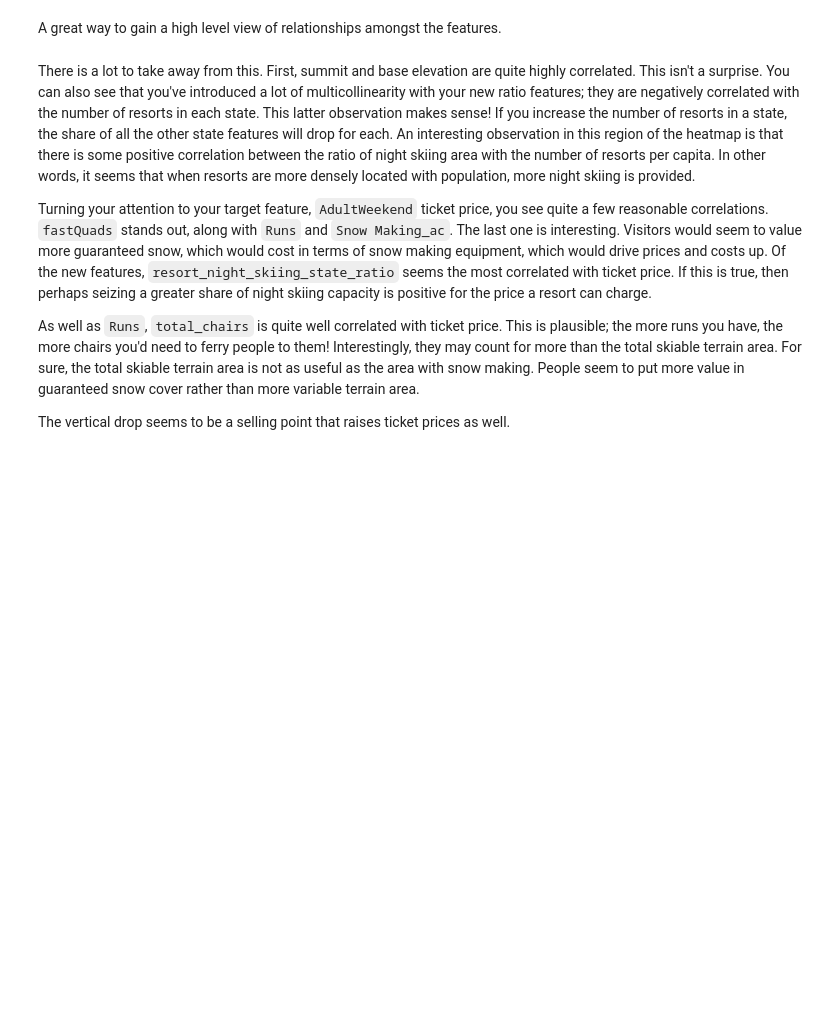
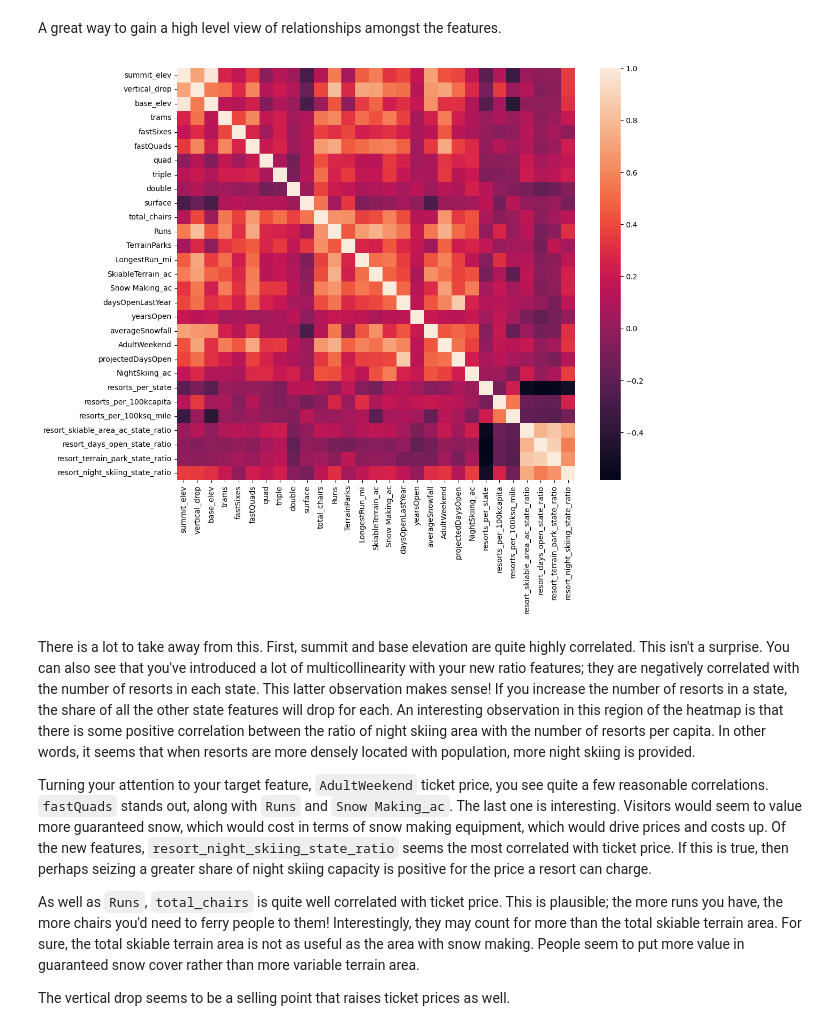
Before and after one commit to aerbsen/Springboard, a Jupyter notebook: Guided Capstone Project/03_exploratory_data_analysis.ipynb, the cells around one changed output. Cells and saved outputs as stored; diff of their text form; code cells hidden in the pictures; blank space fills up the shorter version.

```diff
--- a/Guided Capstone Project/03_exploratory_data_analysis.ipynb
+++ b/Guided Capstone Project/03_exploratory_data_analysis.ipynb
@@ -461,9 +766,12 @@ A great way to gain a high level view of relationships amongst the features.
 # %%
 #Code task 12#
 #Show a seaborn heatmap of correlations in ski_data
 #Hint: call pandas' `corr()` method on `ski_data` and pass that into `sns.heatmap`
+
 plt.subplots(figsize=(12,10))
-sns.___(ski_data.___);
+sns.heatmap(ski_data.corr());
+# %% [output]
+[figure, added]
 # %% [markdown]
 There is a lot to take away from this. First, summit and base elevation are quite highly correlated. This isn't a surprise. You can also see that you've introduced a lot of multicollinearity with your new ratio features; they are negatively correlated with the number of resorts in each state. This latter observation makes sense! If you increase the number of resorts in a state, the share of all the other state features will drop for each. An interesting observation in this region of the heatmap is that there is some positive correlation between the ratio of night skiing area with the number of resorts per capita. In other words, it seems that when resorts are more densely located with population, more night skiing is provided.
 
```
Also changed, not shown: parts of 54 cells of this notebook.
